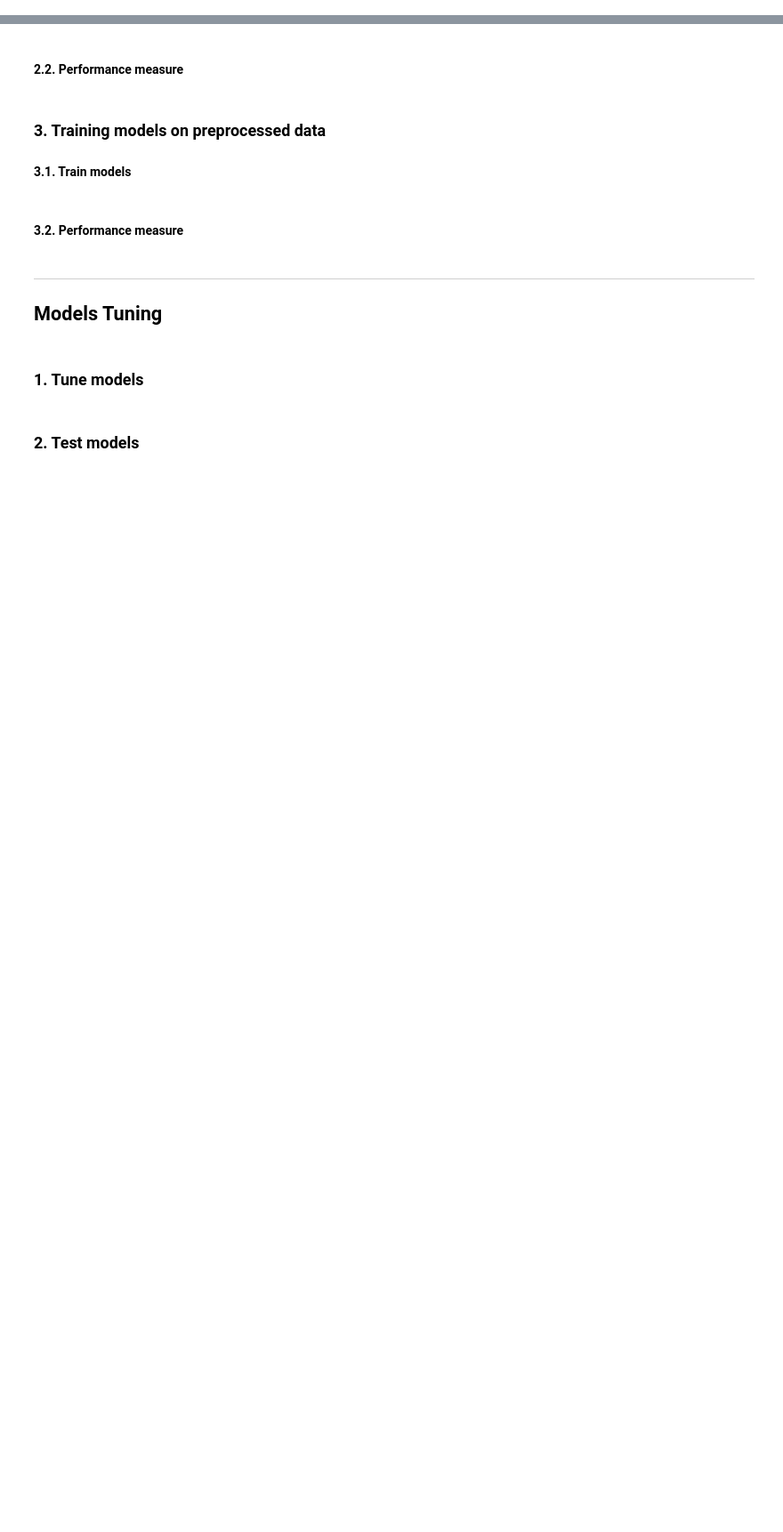
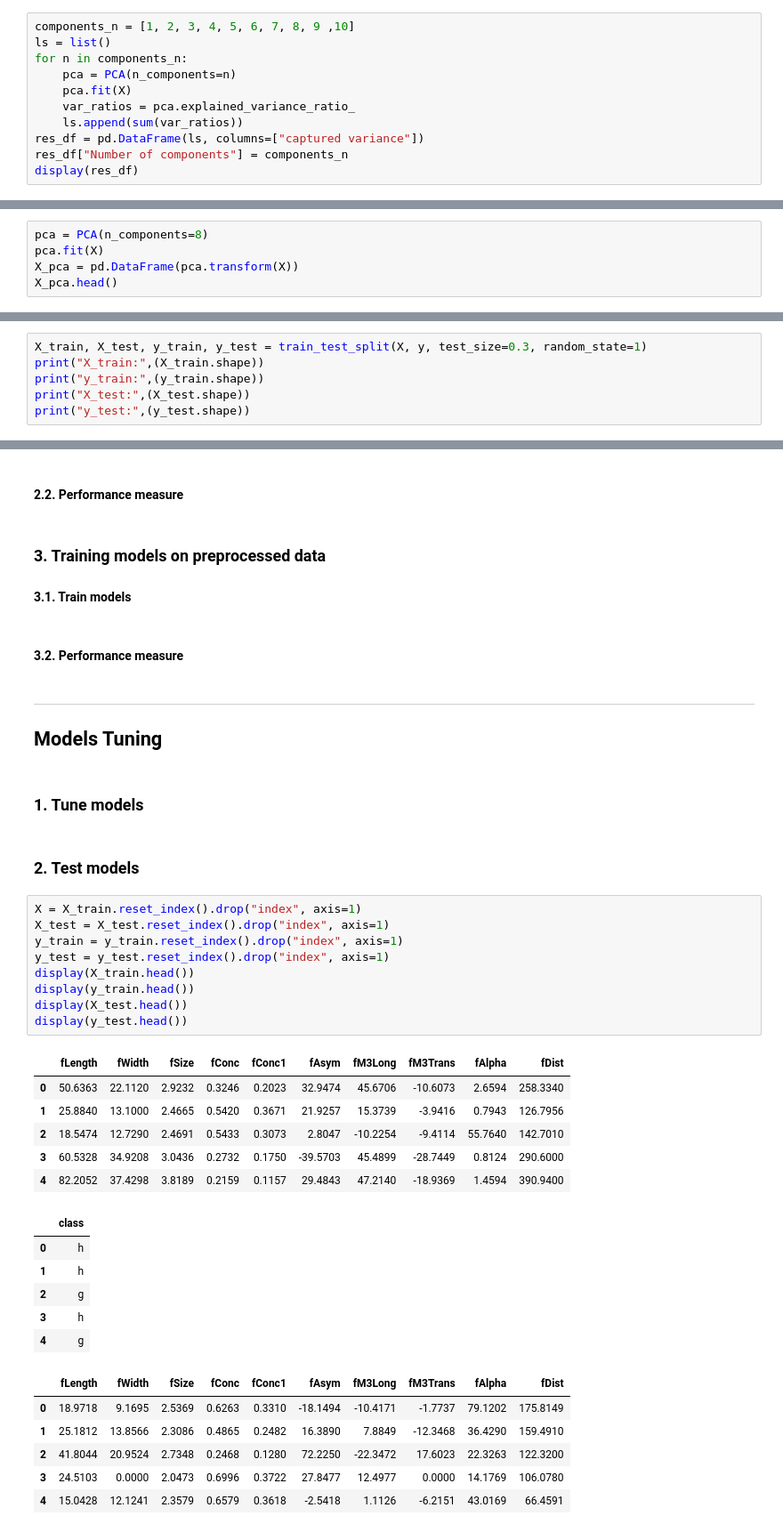
Before and after one commit to yousefzook/Data-Mining-Labs, a Jupyter notebook: lab 3/lab 3.ipynb, the cells around one changed output, grey strips where cells are left out. Shown at 89% size. Saved outputs shown, nothing was run; the diff lists cells and outputs as text; blank space fills up the shorter version.

```diff
--- a/lab 3/lab 3.ipynb
+++ b/lab 3/lab 3.ipynb
@@ -207,0 +235,11 @@ lineChartPlot(last_5_attrs)
+# %%
+components_n = [1, 2, 3, 4, 5, 6, 7, 8, 9 ,10]
+ls = list()
+for n in components_n:
+    pca = PCA(n_components=n)
+    pca.fit(X)
+    var_ratios = pca.explained_variance_ratio_
+    ls.append(sum(var_ratios))
+res_df = pd.DataFrame(ls, columns=["captured variance"])
+res_df["Number of components"] = components_n
+display(res_df)
@@ -207,0 +260,5 @@ lineChartPlot(last_5_attrs)
+# %%
+pca = PCA(n_components=8)
+pca.fit(X)
+X_pca = pd.DataFrame(pca.transform(X))
+X_pca.head()
@@ -211,0 +274,6 @@ lineChartPlot(last_5_attrs)
+# %%
+X_train, X_test, y_train, y_test = train_test_split(X, y, test_size=0.3, random_state=1)
+print("X_train:",(X_train.shape))
+print("y_train:",(y_train.shape))
+print("X_test:",(X_test.shape))
+print("y_test:",(y_test.shape))
@@ -231,3 +304,31 @@ lineChartPlot(last_5_attrs)
 ### 1. Tune models
 # %% [markdown]
 ### 2. Test models
+# %%
+X = X_train.reset_index().drop("index", axis=1)
+X_test = X_test.reset_index().drop("index", axis=1)
+y_train = y_train.reset_index().drop("index", axis=1)
+y_test = y_test.reset_index().drop("index", axis=1)
+display(X_train.head())
+display(y_train.head())
+display(X_test.head())
+display(y_test.head())
+# %% [output]
+|  | fLength | fWidth | fSize | fConc | fConc1 | fAsym | fM3Long | fM3Trans | fAlpha | fDist |
+| 0 | 50.6363 | 22.1120 | 2.9232 | 0.3246 | 0.2023 | 32.9474 | 45.6706 | -10.6073 | 2.6594 | 258.3340 |
+| 1 | 25.8840 | 13.1000 | 2.4665 | 0.5420 | 0.3671 | 21.9257 | 15.3739 | -3.9416 | 0.7943 | 126.7956 |
+| 2 | 18.5474 | 12.7290 | 2.4691 | 0.5433 | 0.3073 | 2.8047 | -10.2254 | -9.4114 | 55.7640 | 142.7010 |
+| 3 | 60.5328 | 34.9208 | 3.0436 | 0.2732 | 0.1750 | -39.5703 | 45.4899 | -28.7449 | 0.8124 | 290.6000 |
+| 4 | 82.2052 | 37.4298 | 3.8189 | 0.2159 | 0.1157 | 29.4843 | 47.2140 | -18.9369 | 1.4594 | 390.9400 |
+|  | class |
+| 0 | h |
+| 1 | h |
+| 2 | g |
+| 3 | h |
+| 4 | g |
+|  | fLength | fWidth | fSize | fConc | fConc1 | fAsym | fM3Long | fM3Trans | fAlpha | fDist |
+| 0 | 18.9718 | 9.1695 | 2.5369 | 0.6263 | 0.3310 | -18.1494 | -10.4171 | -1.7737 | 79.1202 | 175.8149 |
+| 1 | 25.1812 | 13.8566 | 2.3086 | 0.4865 | 0.2482 | 16.3890 | 7.8849 | -12.3468 | 36.4290 | 159.4910 |
+| 2 | 41.8044 | 20.9524 | 2.7348 | 0.2468 | 0.1280 | 72.2250 | -22.3472 | 17.6023 | 22.3263 | 122.3200 |
+| 3 | 24.5103 | 0.0000 | 2.0473 | 0.6996 | 0.3722 | 27.8477 | 12.4977 | 0.0000 | 14.1769 | 106.0780 |
+| 4 | 15.0428 | 12.1241 | 2.3579 | 0.6579 | 0.3618 | -2.5418 | 1.1126 | -6.2151 | 43.0169 | 66.4591 |
```
Also changed, not shown: parts of 17 cells of this notebook.
